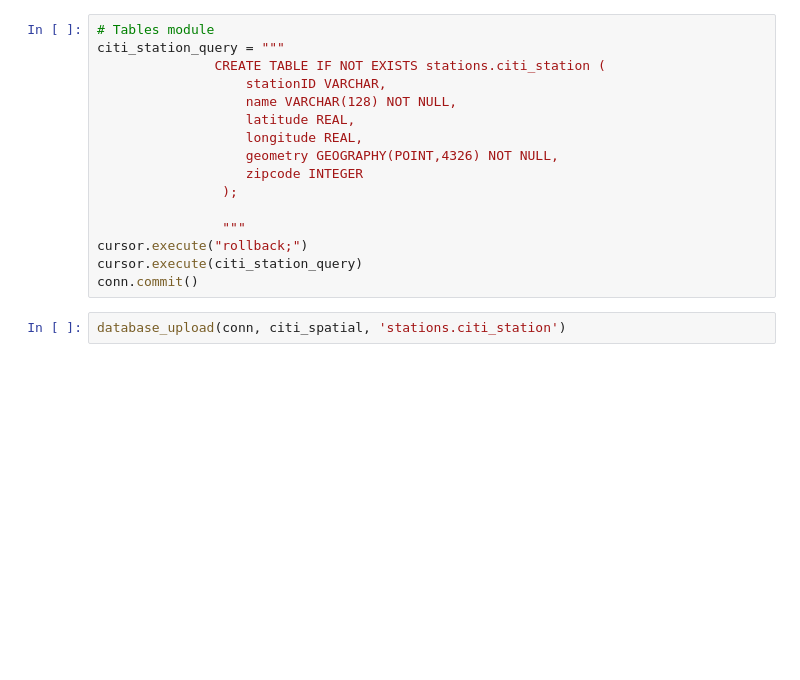
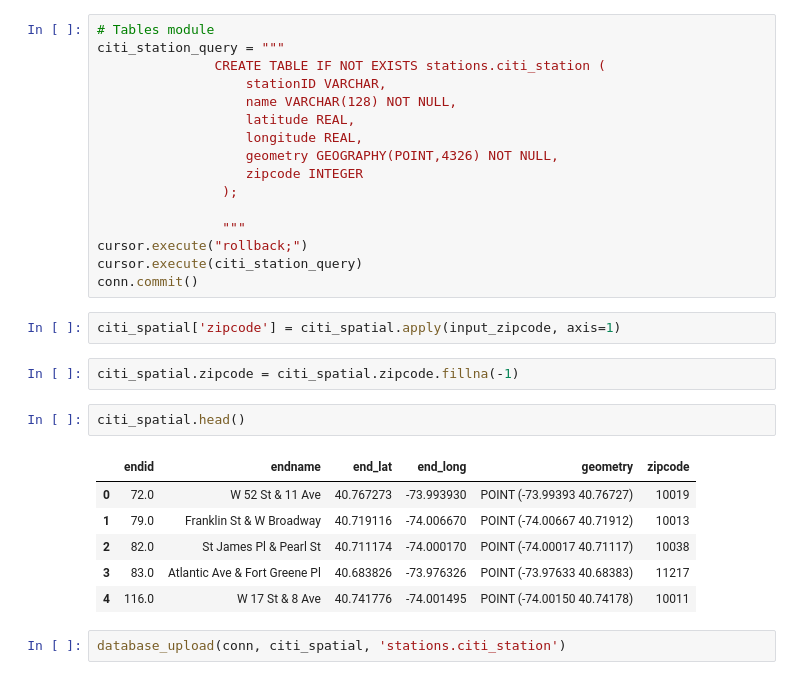
Before and after one commit to Williamdst/Bike-Share-USA, a Jupyter notebook: I_Building-Database.ipynb, the cells around one changed output. Cells and saved outputs as stored; diff of their text form; blank space fills up the shorter version.

```diff
--- a/I_Building-Database.ipynb
+++ b/I_Building-Database.ipynb
@@ -776,6 +789,19 @@ citi_station_query = """
 cursor.execute("rollback;")
 cursor.execute(citi_station_query)
 conn.commit()
+# %%
+citi_spatial['zipcode'] = citi_spatial.apply(input_zipcode, axis=1)
+# %%
+citi_spatial.zipcode = citi_spatial.zipcode.fillna(-1)
+# %%
+citi_spatial.head()
+# %% [output]
+|  | endid | endname | end_lat | end_long | geometry | zipcode |
+| 0 | 72.0 | W 52 St & 11 Ave | 40.767273 | -73.993930 | POINT (-73.99393 40.76727) | 10019 |
+| 1 | 79.0 | Franklin St & W Broadway | 40.719116 | -74.006670 | POINT (-74.00667 40.71912) | 10013 |
+| 2 | 82.0 | St James Pl & Pearl St | 40.711174 | -74.000170 | POINT (-74.00017 40.71117) | 10038 |
+| 3 | 83.0 | Atlantic Ave & Fort Greene Pl | 40.683826 | -73.976326 | POINT (-73.97633 40.68383) | 11217 |
+| 4 | 116.0 | W 17 St & 8 Ave | 40.741776 | -74.001495 | POINT (-74.00150 40.74178) | 10011 |
 # %%
 database_upload(conn, citi_spatial, 'stations.citi_station')
 # %% [markdown]
```
Also changed, not shown: parts of 6 cells of this notebook.
